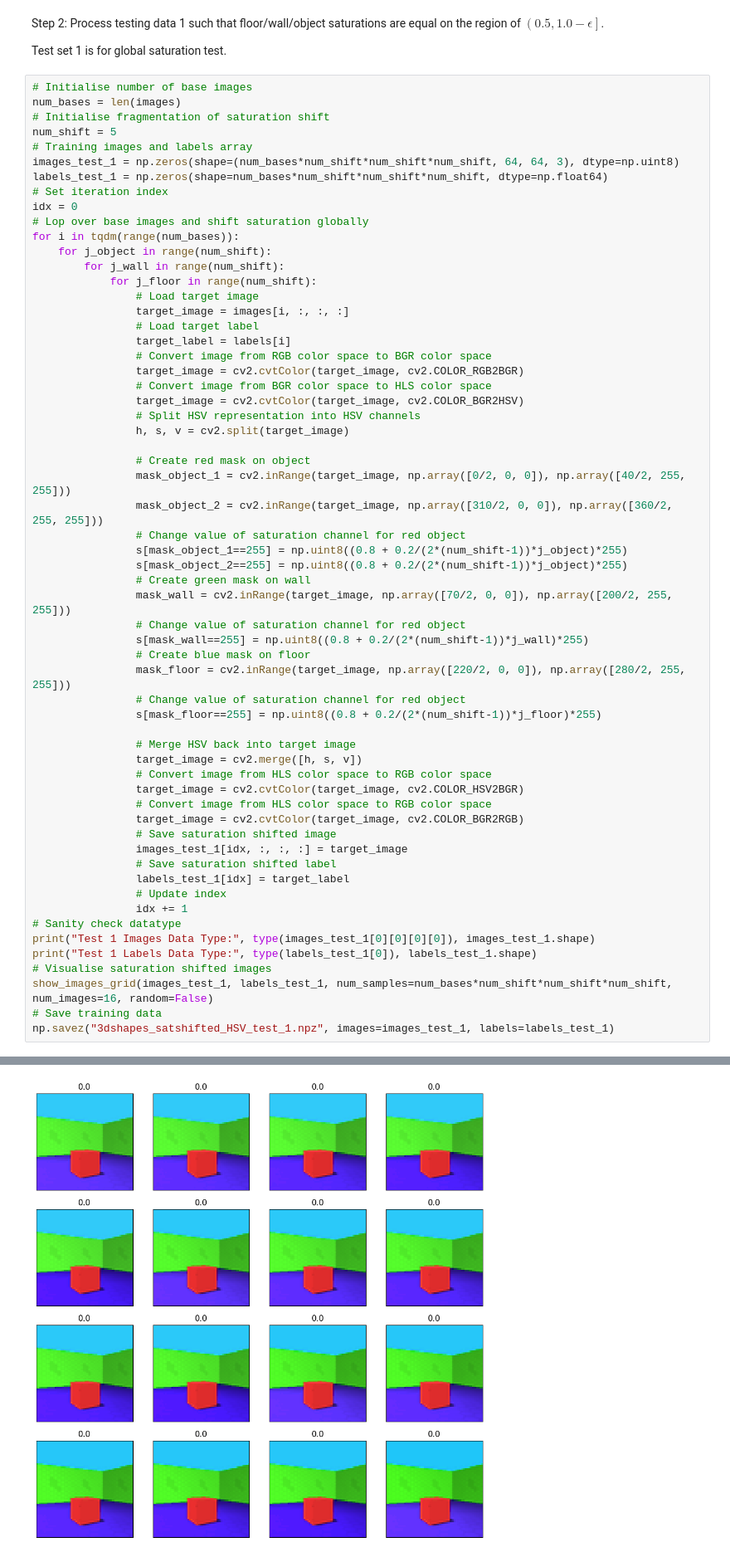
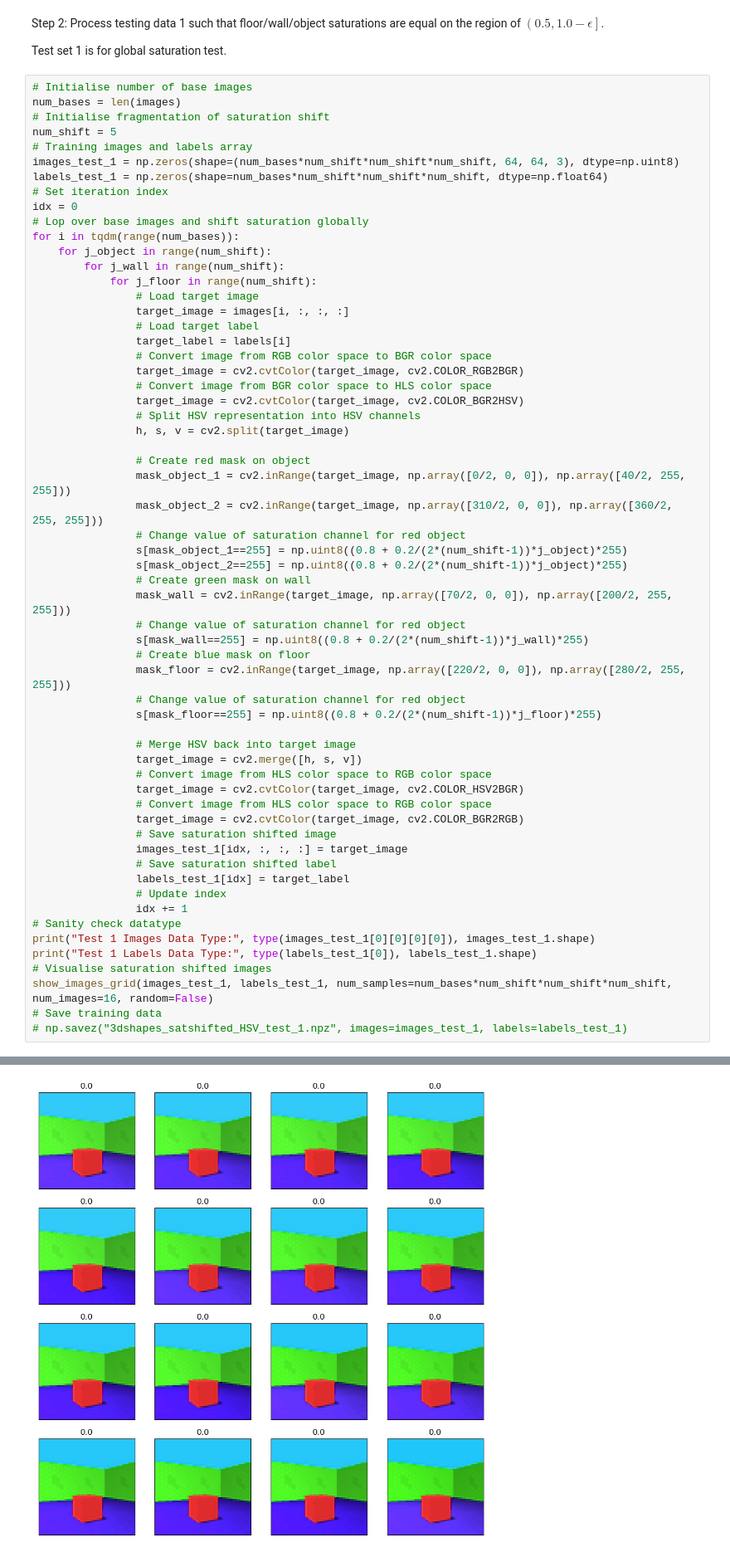
Before and after one commit to yy0555/SaturationShifted3dshapes, a Jupyter notebook: 3dshapes_saturation_HSV.ipynb, the cells around one changed output, grey strips where cells are left out. Shown: that part at 83% size. Drawn from its saved outputs; the diff is of its cells as text.

Commit message:
Added Saturation Test for HSV Shifted Saturation Dataset

```diff
--- a/3dshapes_saturation_HSV.ipynb
+++ b/3dshapes_saturation_HSV.ipynb
@@ -143,35 +143,35 @@ for i in tqdm(range(num_bases)):
                 # Create green mask on wall
                 mask_wall = cv2.inRange(target_image, np.array([70/2, 0, 0]), np.array([200/2, 255, 255]))
                 # Change value of saturation channel for red object
                 s[mask_wall==255] = np.uint8((0.8 + 0.2/(2*(num_shift-1))*j_wall)*255)
                 # Create blue mask on floor
                 mask_floor = cv2.inRange(target_image, np.array([220/2, 0, 0]), np.array([280/2, 255, 255]))
                 # Change value of saturation channel for red object
                 s[mask_floor==255] = np.uint8((0.8 + 0.2/(2*(num_shift-1))*j_floor)*255)
 
                 # Merge HSV back into target image
                 target_image = cv2.merge([h, s, v])
                 # Convert image from HLS color space to RGB color space
                 target_image = cv2.cvtColor(target_image, cv2.COLOR_HSV2BGR)
                 # Convert image from HLS color space to RGB color space
                 target_image = cv2.cvtColor(target_image, cv2.COLOR_BGR2RGB)
                 # Save saturation shifted image
                 images_test_1[idx, :, :, :] = target_image
                 # Save saturation shifted label
                 labels_test_1[idx] = target_label
                 # Update index
                 idx += 1
 # Sanity check datatype
 print("Test 1 Images Data Type:", type(images_test_1[0][0][0][0]), images_test_1.shape)
 print("Test 1 Labels Data Type:", type(labels_test_1[0]), labels_test_1.shape)
 # Visualise saturation shifted images
 show_images_grid(images_test_1, labels_test_1, num_samples=num_bases*num_shift*num_shift*num_shift, num_images=16, random=False)
 # Save training data
-np.savez("3dshapes_satshifted_HSV_test_1.npz", images=images_test_1, labels=labels_test_1)
+# np.savez("3dshapes_satshifted_HSV_test_1.npz", images=images_test_1, labels=labels_test_1)
 # %% [output]
 Test 1 Images Data Type: <class 'numpy.uint8'> (60000, 64, 64, 3)
 Test 1 Labels Data Type: <class 'numpy.float64'> (60000,)
-[figure, old version]
+[figure, new version]
 # %% [markdown]
 Step 3: Process testing data 1 such that floor/wall saturations are equal on the region of $\left[\epsilon, 0.5\right]$ and object saturation on the region of $\left(0.5, 1.0-\epsilon\right]$.
 
```
Also changed, not shown: parts of 9 cells of this notebook.
